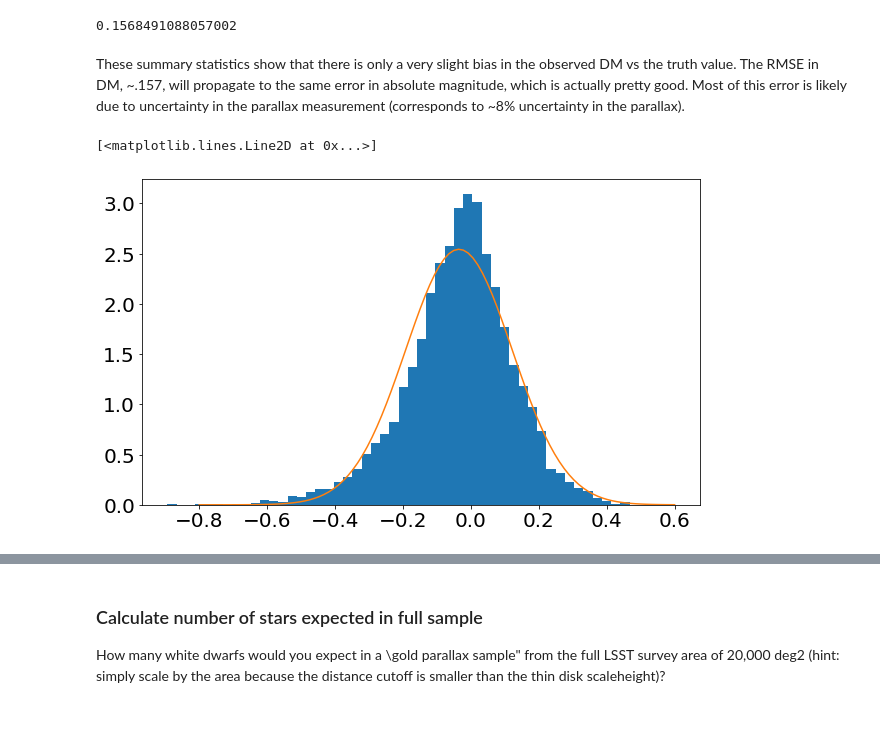
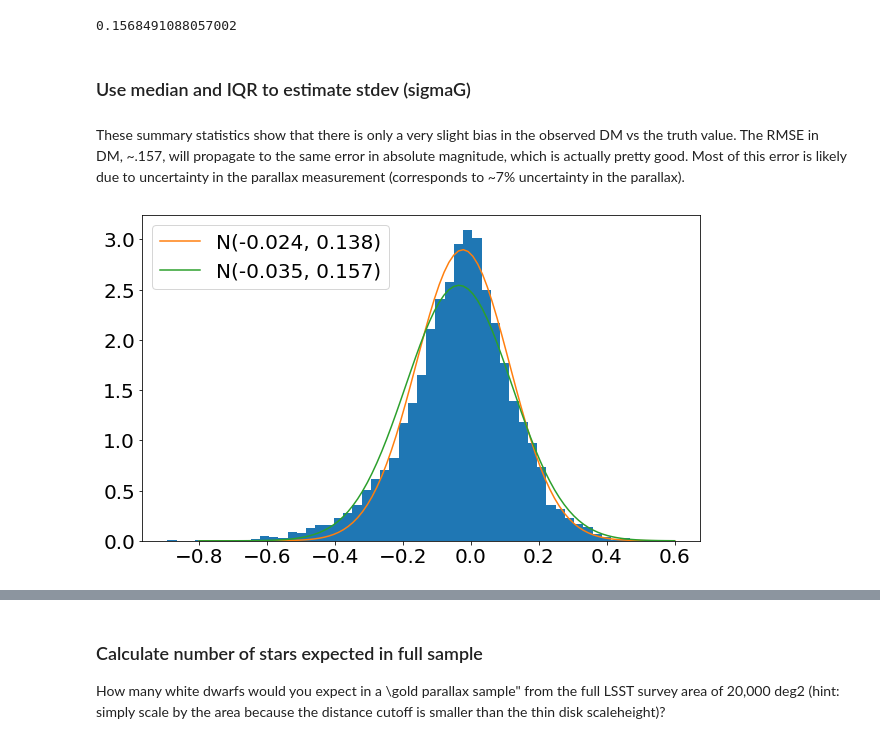
Before and after one commit to ykwang1/astr-511-w21, a Jupyter notebook: homeworks/notebooks/Homework3.ipynb, the cells around one changed output, grey strips where cells are left out. Saved outputs shown, nothing was run; the diff lists cells and outputs as text; code cells hidden in the pictures.

```diff
--- a/homeworks/notebooks/Homework3.ipynb
+++ b/homeworks/notebooks/Homework3.ipynb
@@ -3,7 +3,7 @@
 import matplotlib.pyplot as plt
 plt.rc('image', origin='lower')
 plt.rc('figure', figsize=(10, 6))
-font = {'family' : 'normal',
+font = {# 'family' : 'normal',
         'size'   : 20}
 
 plt.rc('font', **font)
@@ -95,7 +94,8 @@ Plot the distribution of the distance modulus difference and compute its median
 - Would you expect it to? Why?
 # %%
 diffs_gold = obs_gold['DM'] - truth_gold['DM']
-diffs_gold = diffs_gold.loc[~(diffs_gold > 3 * np.abs(diffs_gold.std(ddof=0)))] # clip past 3 sig
+mask_sig3 = ~(diffs_gold > 3 * np.abs(diffs_gold.std(ddof=0)))
+diffs_gold = diffs_gold.loc[mask_sig3] # clip past 3 sig
 # %% [markdown]
 #### Find mean difference
 # %%
@@ -117,12 +117,19 @@ rms = diffs_gold.std(ddof=0)
 rms
 # %% [output]
 0.1568491088057002
+# %% [markdown]
+### Use median and IQR to estimate stdev (sigmaG)
+# %%
+sigmaG = .7413 * (diffs_gold.quantile(.75) - diffs_gold.quantile(.25))
+sigmaG
 # %% [markdown]
-These summary statistics show that there is only a very slight bias in the observed DM vs the truth value. The RMSE in DM, ~.157, will propagate to the same error in absolute magnitude, which is actually pretty good. Most of this error is likely due to uncertainty in the parallax measurement (corresponds to ~8% uncertainty in the parallax).
+These summary statistics show that there is only a very slight bias in the observed DM vs the truth value. The RMSE in DM, ~.157, will propagate to the same error in absolute magnitude, which is actually pretty good. Most of this error is likely due to uncertainty in the parallax measurement (corresponds to ~7% uncertainty in the parallax).
 # %%
 from scipy.stats import norm
 plt.hist(diffs_gold, bins=50, density=True)
-plt.plot(np.linspace(-.8, .6, 100), norm(mean, rms).pdf(np.linspace(-.8, .6, 100))) # gaussian using params from above
+plt.plot(np.linspace(-.8, .6, 100), norm(med, sigmaG).pdf(np.linspace(-.8, .6, 100)), label=f"N({med:.3f}, {sigmaG:.3f})")
+plt.plot(np.linspace(-.8, .6, 100), norm(mean, rms).pdf(np.linspace(-.8, .6, 100)), label=f"N({mean:.3f}, {rms:.3f})")
+plt.legend()
+plt.show()
 # %% [output]
-[<matplotlib.lines.Line2D at 0x...>]
-[figure, old version]
+[figure, new version]
```
Also changed, not shown: parts of 27 cells of this notebook.
